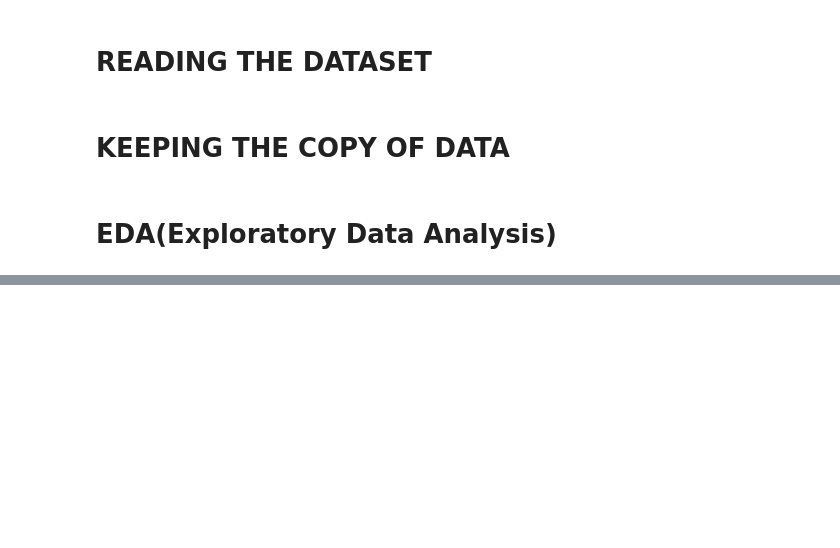
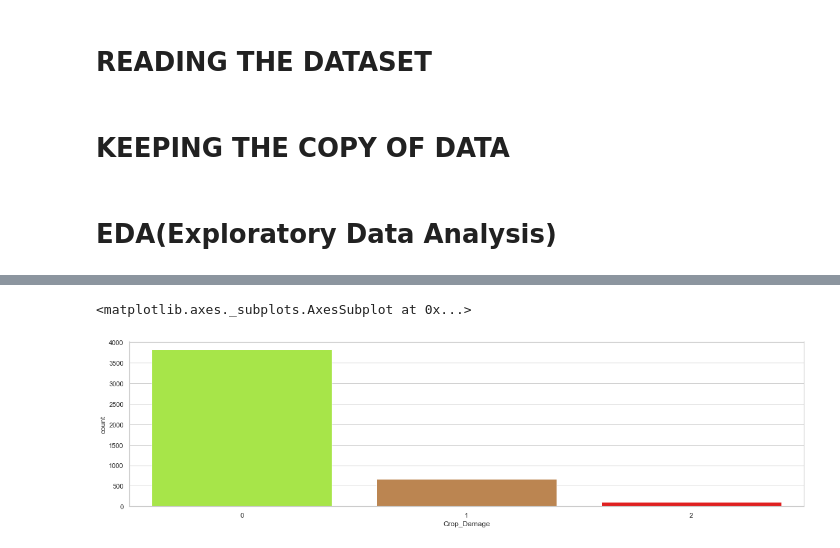
Before and after one commit to AshmikaKardhekar/PROJECTS_evaluation, a Jupyter notebook: AGRICULTURE-checkpoint.ipynb, the cells around one changed output, grey strips where cells are left out. Drawn from its saved outputs; the diff is of its cells as text; code cells hidden in the pictures; blank space fills up the shorter version.

```diff
--- a/AGRICULTURE-checkpoint.ipynb
+++ b/AGRICULTURE-checkpoint.ipynb
@@ -36,0 +80,2 @@ agri
+# %%
+agri['Number_Weeks_Used'].fillna(agri['Number_Weeks_Used'].mode()[0],inplace=True)
@@ -36,0 +129,8 @@ agri
+# %%
+sns.set(style='whitegrid')
+# %%
+plt.figure(figsize=(20,5))
+sns.countplot(agri['Crop_Damage'], palette=['greenyellow', 'peru', 'red'])
+# %% [output]
+<matplotlib.axes._subplots.AxesSubplot at 0x...>
+[figure, added]
```
Also changed, not shown: parts of 91 cells of this notebook.
